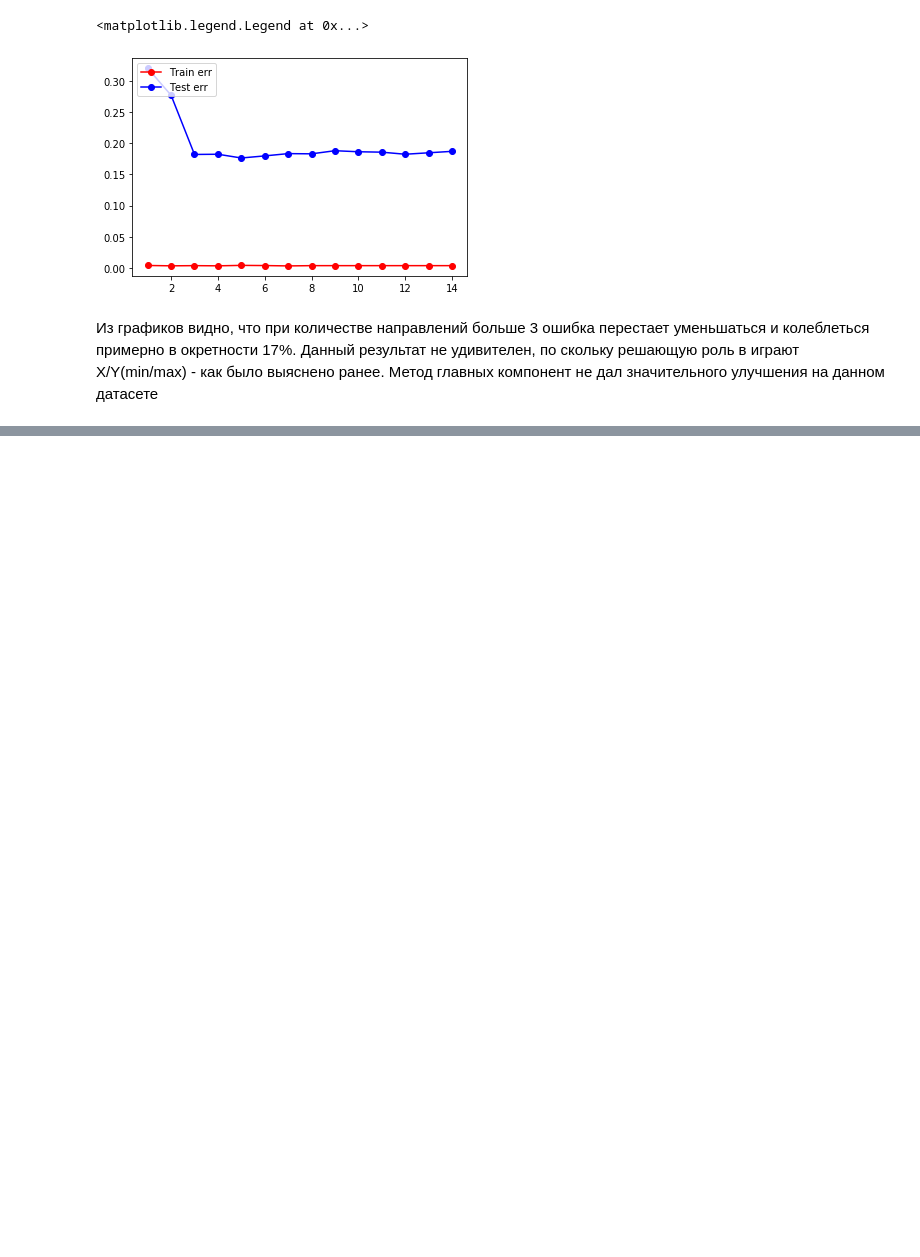
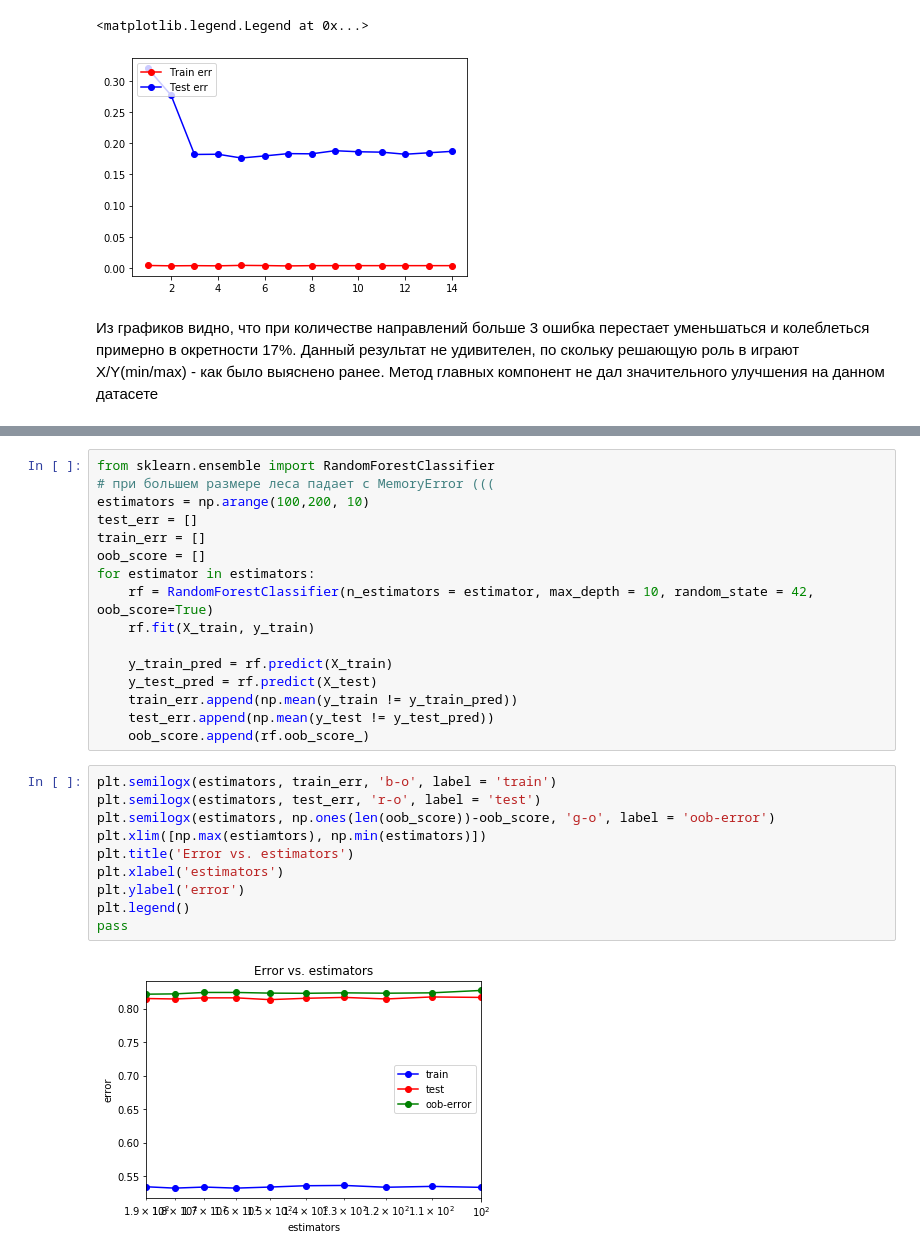
Before and after one commit to AntonGrishin/ML, a Jupyter notebook: core.ipynb, the cells around one changed output, grey strips where cells are left out. Drawn from its saved outputs; the diff is of its cells as text; blank space fills up the shorter version.

```diff
--- a/core.ipynb
+++ b/core.ipynb
@@ -730,0 +926,28 @@ plt.legend(loc = 2)
+# %%
+from sklearn.ensemble import RandomForestClassifier
+# при большем размере леса падает с MemoryError (((
+estimators = np.arange(100,200, 10)
+test_err = []
+train_err = []
+oob_score = []
+for estimator in estimators:
+    rf = RandomForestClassifier(n_estimators = estimator, max_depth = 10, random_state = 42, oob_score=True)
+    rf.fit(X_train, y_train)
+
+    y_train_pred = rf.predict(X_train)
+    y_test_pred = rf.predict(X_test)
+    train_err.append(np.mean(y_train != y_train_pred))
+    test_err.append(np.mean(y_test != y_test_pred))
+    oob_score.append(rf.oob_score_)
+# %%
+plt.semilogx(estimators, train_err, 'b-o', label = 'train')
+plt.semilogx(estimators, test_err, 'r-o', label = 'test')
+plt.semilogx(estimators, np.ones(len(oob_score))-oob_score, 'g-o', label = 'oob-error')
+plt.xlim([np.max(estiamtors), np.min(estimators)])
+plt.title('Error vs. estimators')
+plt.xlabel('estimators')
+plt.ylabel('error')
+plt.legend()
+pass
+# %% [output]
+[figure, added]
```
Also changed, not shown: parts of 28 cells of this notebook.
